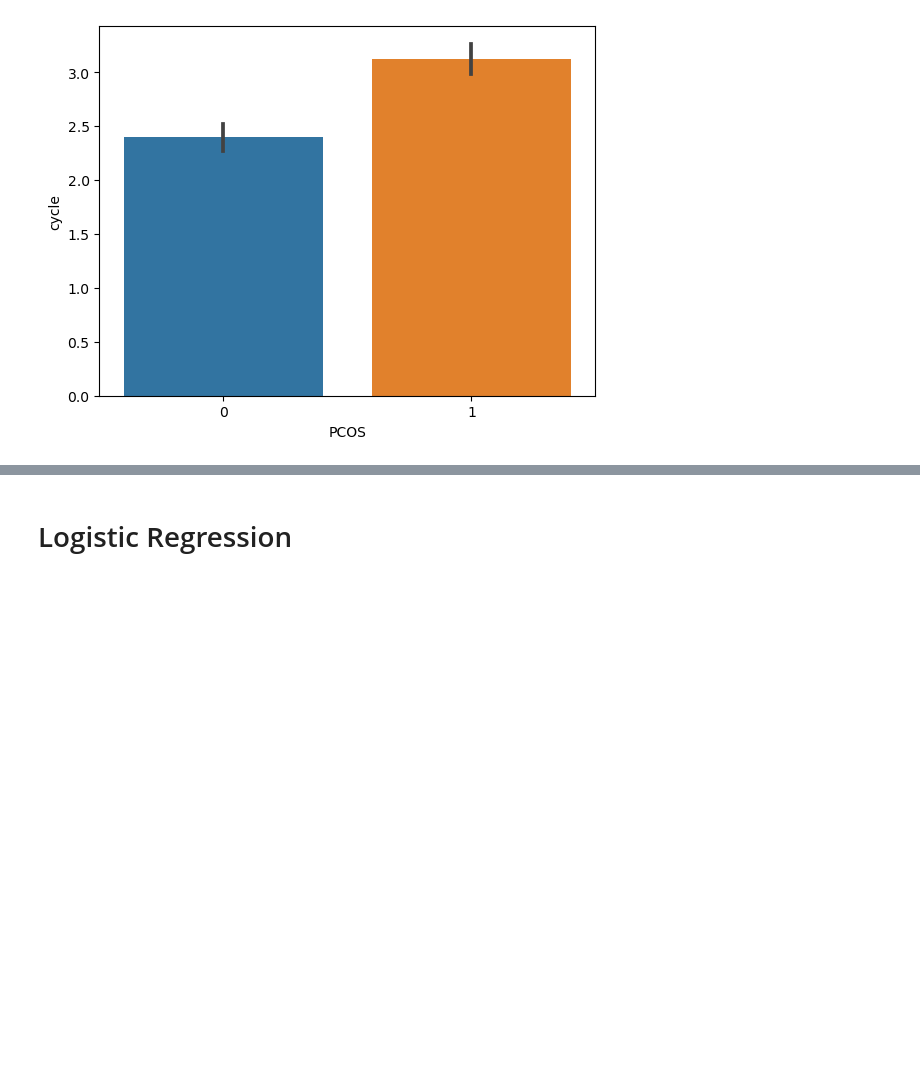
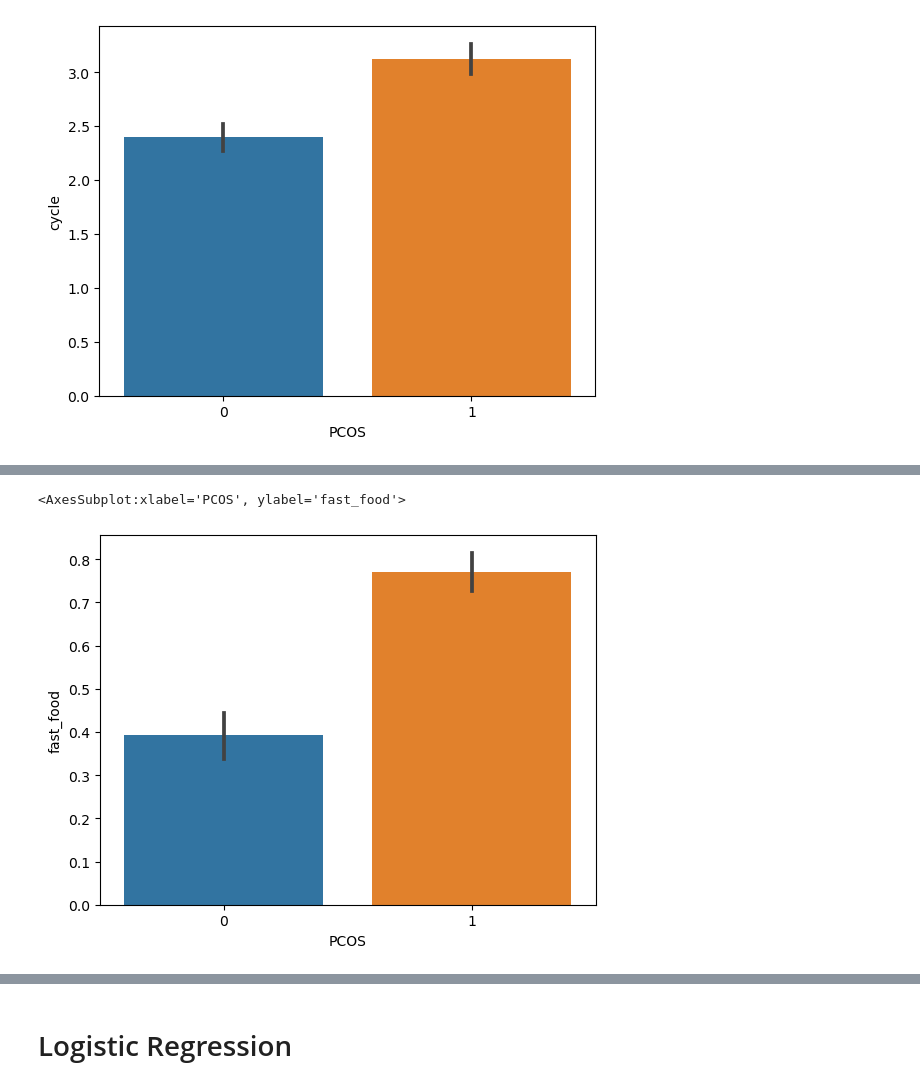
Before and after one commit to ericaez/STAT-303-2-Project, a Jupyter notebook: Project.ipynb, the cells around one changed output, grey strips where cells are left out. Drawn from its saved outputs; the diff is of its cells as text; code cells hidden in the pictures; blank space fills up the shorter version.

```diff
--- a/Project.ipynb
+++ b/Project.ipynb
@@ -453,0 +470,5 @@ sns.barplot(x = "PCOS", y = "cycle", data = sub_bmi)
+# %%
+sns.barplot(x = "PCOS", y = "fast_food", data = data)
+# %% [output]
+<AxesSubplot:xlabel='PCOS', ylabel='fast_food'>
+[figure, added]
```
Also changed, not shown: parts of 33 cells of this notebook.
